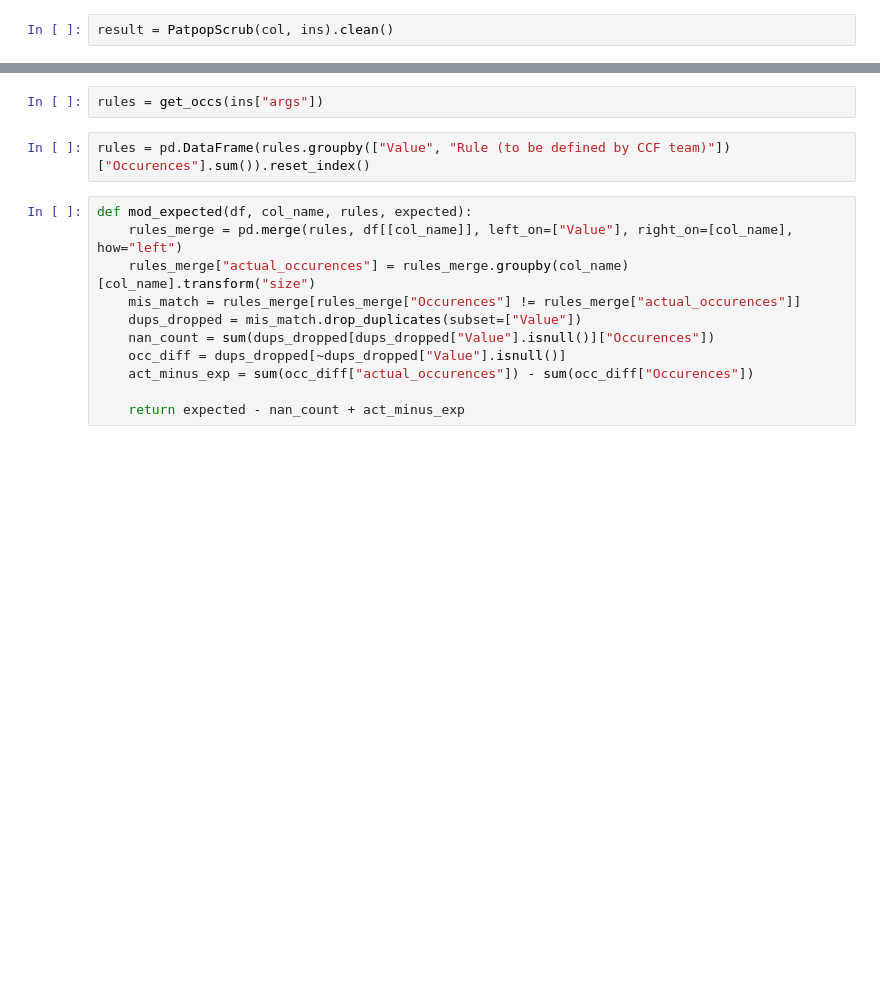
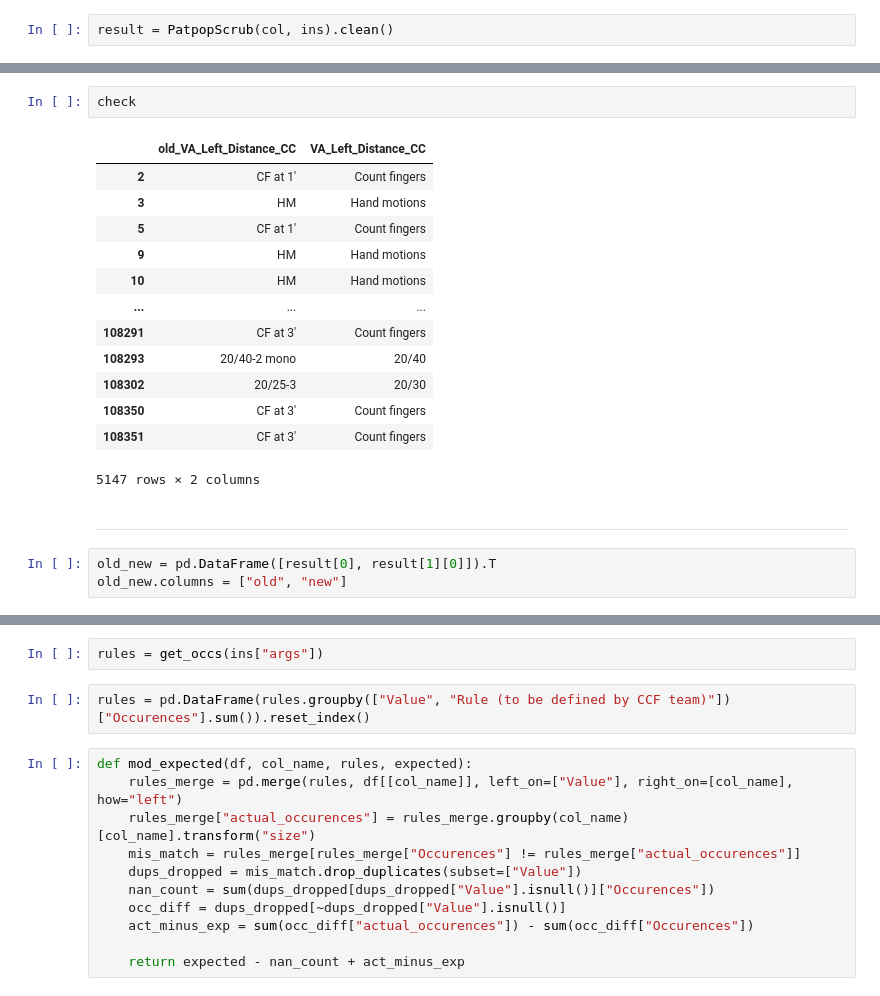
Before and after one commit to Pandatallc/clef-data-cleaning, a Jupyter notebook: notebooks/col_by_col.ipynb, the cells around one changed output, grey strips where cells are left out. Drawn from its saved outputs; the diff is of its cells as text; blank space fills up the shorter version.

```diff
--- a/notebooks/col_by_col.ipynb
+++ b/notebooks/col_by_col.ipynb
@@ -41,0 +106,21 @@ result = PatpopScrub(col, ins).clean()
+# %%
+check
+# %% [output]
+|  | old_VA_Left_Distance_CC | VA_Left_Distance_CC |
+| 2 | CF at 1' | Count fingers |
+| 3 | HM | Hand motions |
+| 5 | CF at 1' | Count fingers |
+| 9 | HM | Hand motions |
+| 10 | HM | Hand motions |
+| ... | ... | ... |
+| 108291 | CF at 3' | Count fingers |
+| 108293 | 20/40-2 mono | 20/40 |
+| 108302 | 20/25-3 | 20/30 |
+| 108350 | CF at 3' | Count fingers |
+| 108351 | CF at 3' | Count fingers |
+5147 rows × 2 columns
+# %% [markdown]
+***
+# %%
+old_new = pd.DataFrame([result[0], result[1][0]]).T
+old_new.columns = ["old", "new"]
```
Also changed, not shown: parts of 37 cells of this notebook, 4 other files.
